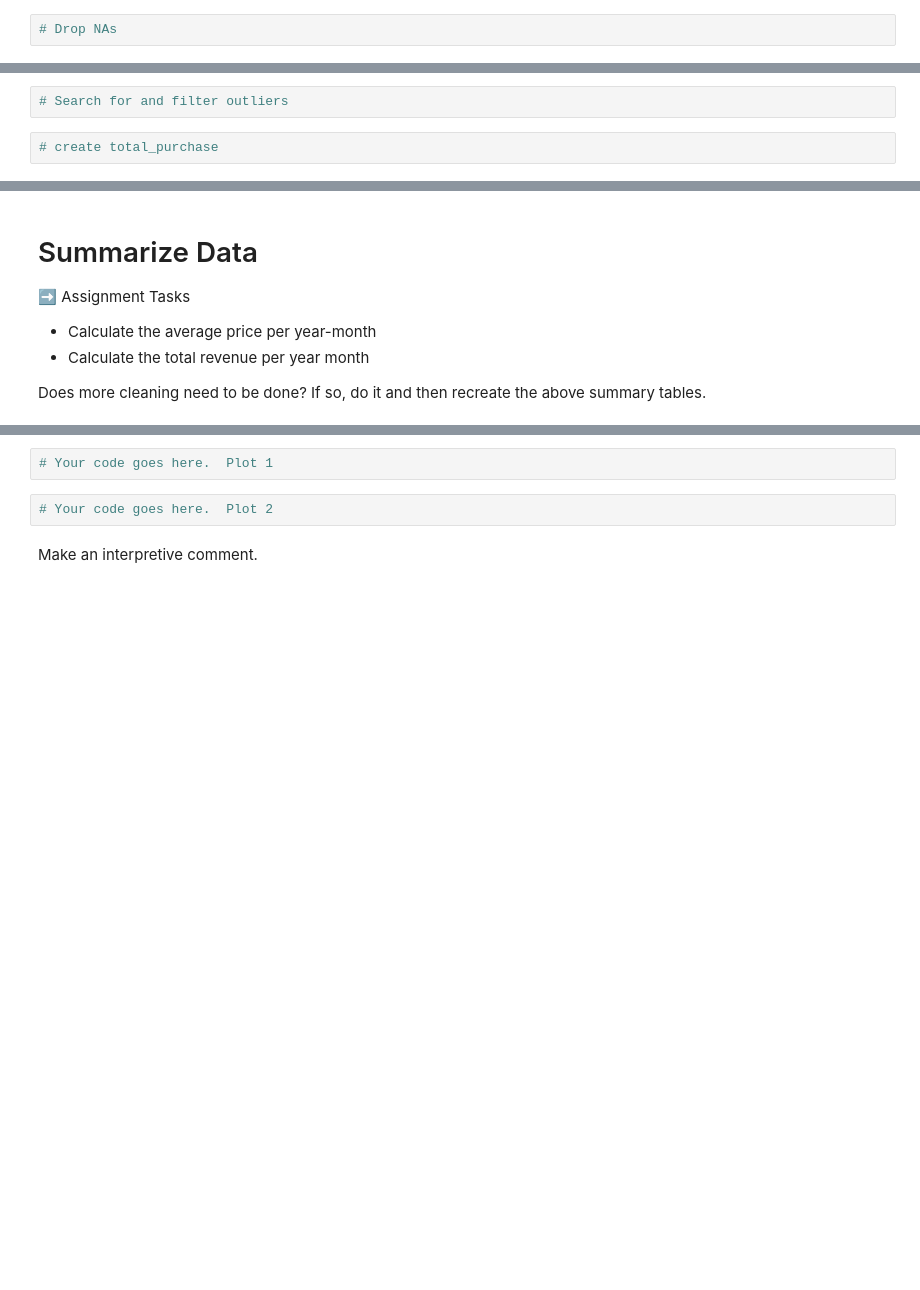
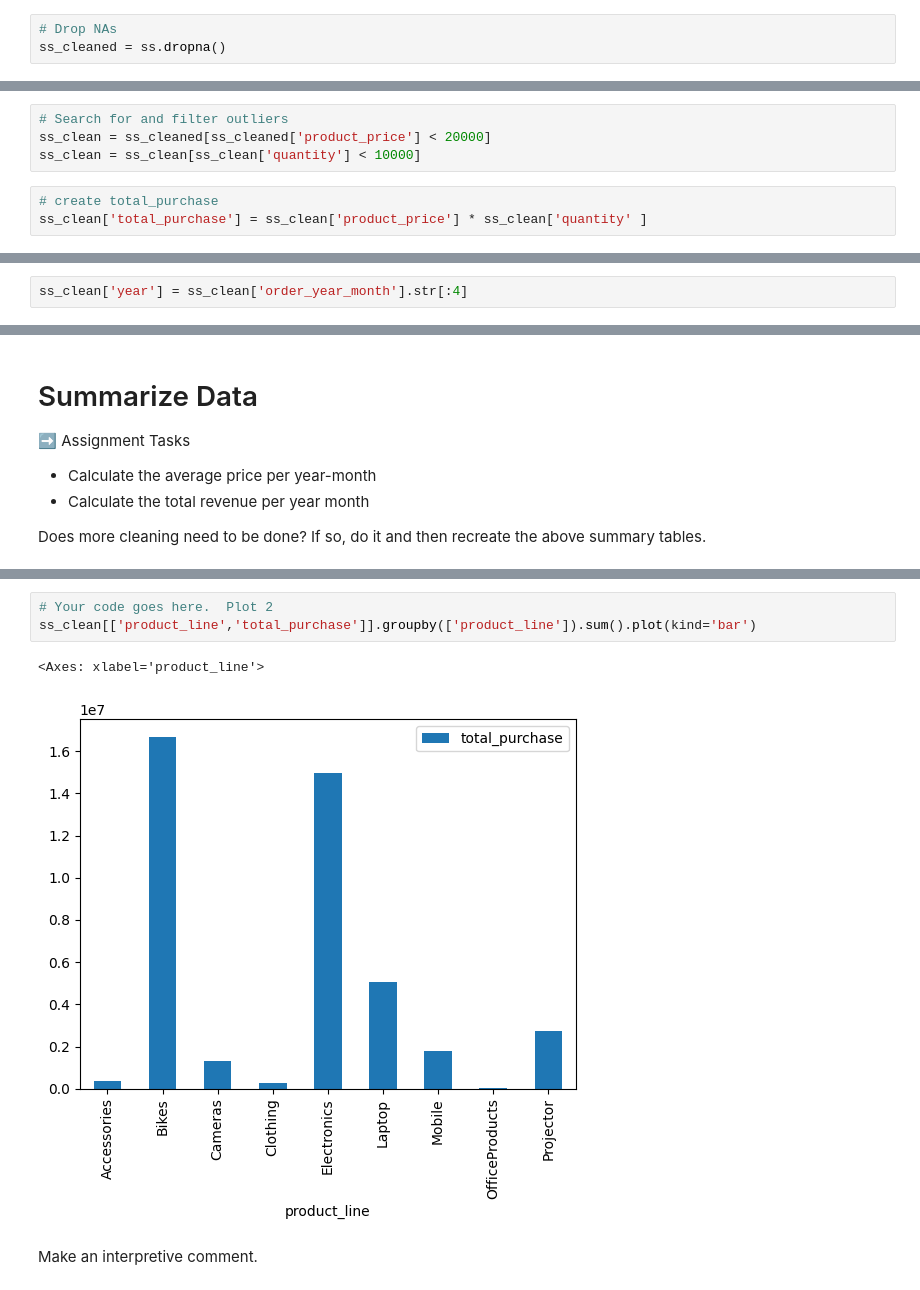
Before and after one commit to MatthewAramaki/IS_4487_Tokyo, a Jupyter notebook: Aramaki_day3_lab_retailer_intro.ipynb, the cells around one changed output, grey strips where cells are left out. Drawn from its saved outputs; the diff is of its cells as text; blank space fills up the shorter version.

```diff
--- a/Aramaki_day3_lab_retailer_intro.ipynb
+++ b/Aramaki_day3_lab_retailer_intro.ipynb
@@ -70,3 +70,4 @@ ss.head()
 - Create a new field: total_purchase. This should be product_price x quantity.
 # %%
 # Drop NAs
+ss_cleaned = ss.dropna()
@@ -73,8 +81,13 @@ ss.head()
 # %%
 # Search for and filter outliers
+ss_clean = ss_cleaned[ss_cleaned['product_price'] < 20000]
+ss_clean = ss_clean[ss_clean['quantity'] < 10000]
 # %%
 # create total_purchase
+ss_clean['total_purchase'] = ss_clean['product_price'] * ss_clean['quantity' ]
 # %% [markdown]
 Check that your cleaning worked
+# %%
+ss_clean['year'] = ss_clean['order_year_month'].str[:4]
 # %%
 # your code goes here
@@ -99,6 +146,8 @@ Does more cleaning need to be done? If so, do it and then recreate the above sum
 # %%
-# Your code goes here.  Plot 1
+# Your code goes here.  Plot 2
+ss_clean[['product_line','total_purchase']].groupby(['product_line']).sum().plot(kind='bar')
+# %% [output]
+<Axes: xlabel='product_line'>
+[figure, added]
-# %%
-# Your code goes here.  Plot 2
 # %% [markdown]
 Make an interpretive comment.
```
Also changed, not shown: parts of 6 cells of this notebook.
